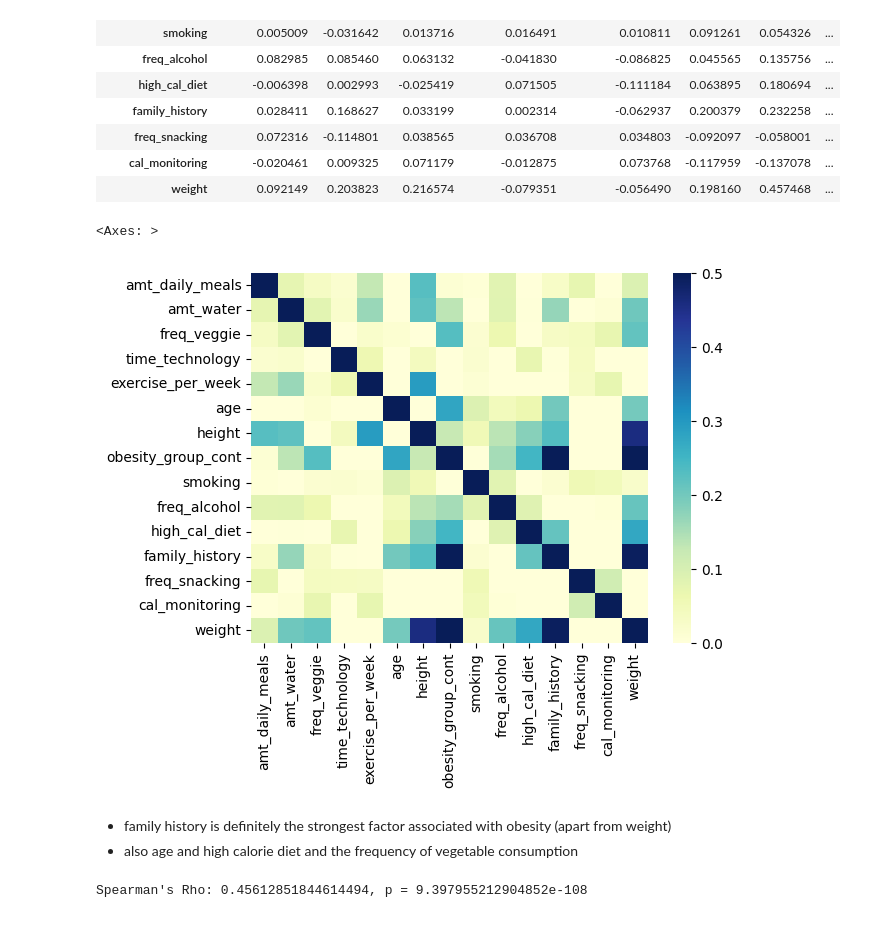
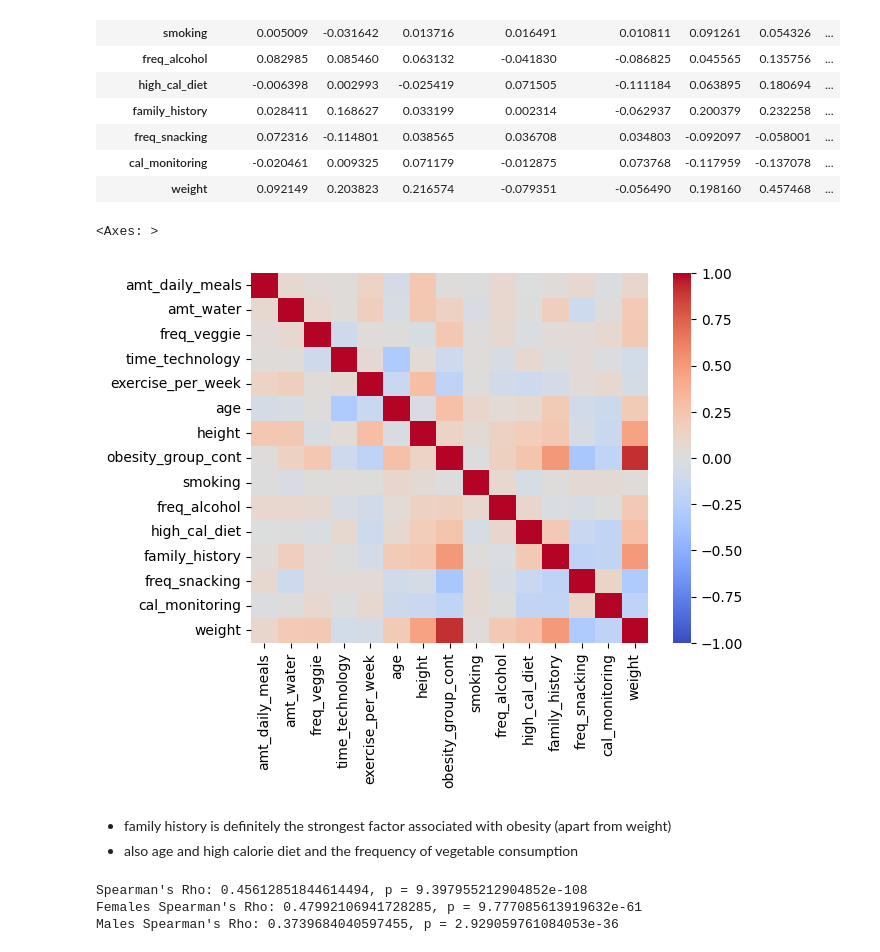
Before and after one commit to ellenmartin11/Obesity_EDA, a Jupyter notebook: Obesity_Notebook_Ellen.ipynb, the cells around one changed output. Drawn from its saved outputs; the diff is of its cells as text; code cells hidden in the pictures.

```diff
--- a/Obesity_Notebook_Ellen.ipynb
+++ b/Obesity_Notebook_Ellen.ipynb
@@ -578,11 +607,11 @@ display(corr_mat)
 | cal_monitoring | -0.020461 | 0.009325 | 0.071179 | -0.012875 | 0.073768 | -0.117959 | -0.137078 | ... |
 | weight | 0.092149 | 0.203823 | 0.216574 | -0.079351 | -0.056490 | 0.198160 | 0.457468 | ... |
 # %%
-sns.heatmap(corr_mat, cmap="YlGnBu", vmin=0, vmax=0.5)
+sns.heatmap(corr_mat, cmap="coolwarm", vmin=-1, vmax=1)
 # darker the colour the stronger the correlation
 # %% [output]
 <Axes: >
-[figure, old version]
+[figure, new version]
 # %% [markdown]
 - family history is definitely the strongest factor associated with obesity (apart from weight)
 - also age and high calorie diet and the frequency of vegetable consumption
@@ -593,5 +622,15 @@ correlation, p_value = spearmanr(obesity_data_clean.height, obesity_data_clean.w
 print(f"Spearman's Rho: {correlation}, p = {p_value}")
 
 # weight and height are strongly correlated
+
+female_data = obesity_data_clean[obesity_data_clean['gender'] == 'female']
+f_correlation, f_p_value = spearmanr(female_data['height'], female_data['weight'])
+print(f"Females Spearman's Rho: {f_correlation}, p = {f_p_value}")
+
+male_data = obesity_data_clean[obesity_data_clean['gender'] == 'male']
+m_correlation, m_p_value = spearmanr(male_data['height'], male_data['weight'])
+print(f"Males Spearman's Rho: {m_correlation}, p = {m_p_value}")
 # %% [output]
 Spearman's Rho: 0.45612851844614494, p = 9.397955212904852e-108
+Females Spearman's Rho: 0.47992106941728285, p = 9.777085613919632e-61
+Males Spearman's Rho: 0.3739684040597455, p = 2.929059761084053e-36
```
Also changed, not shown: parts of 11 cells of this notebook, 6 other files.
